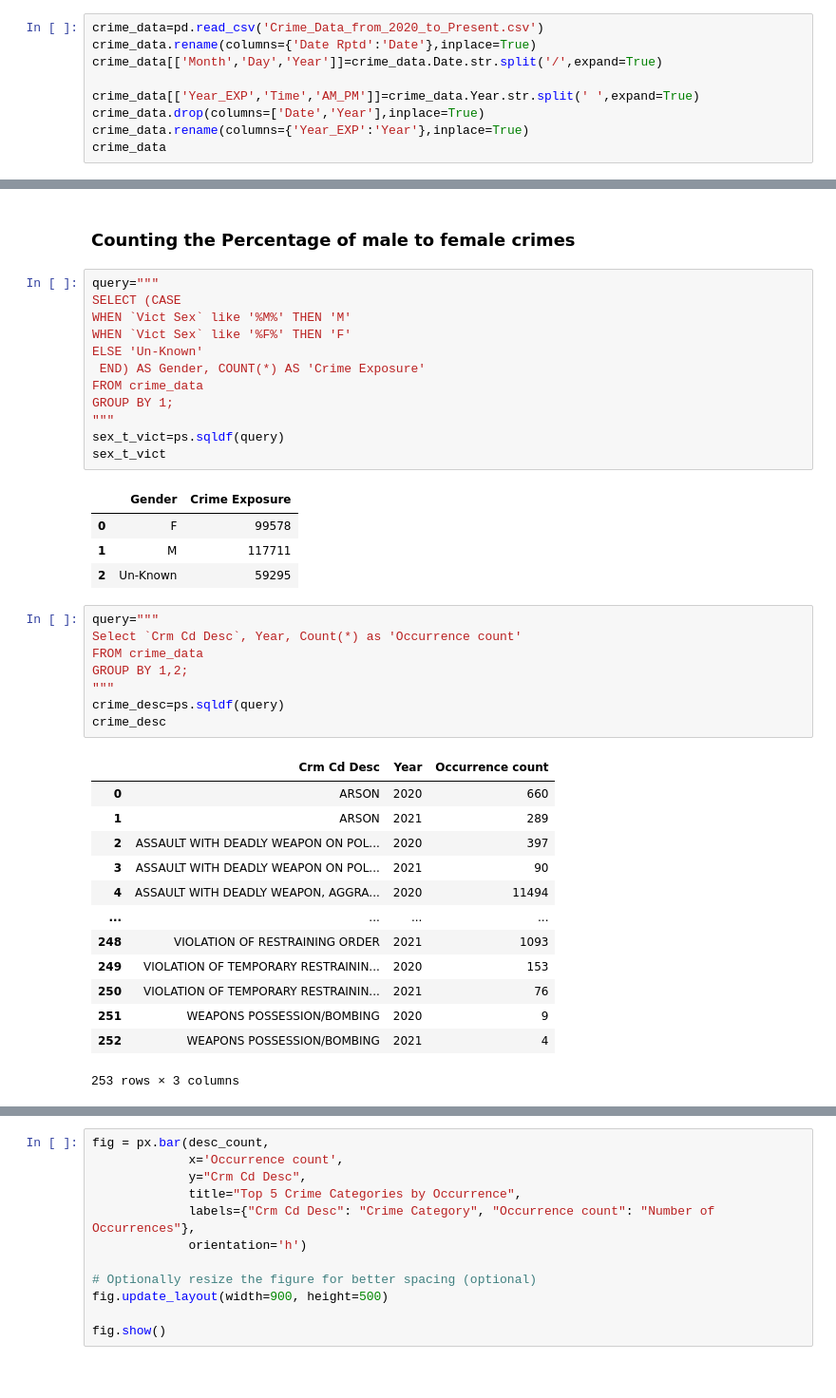
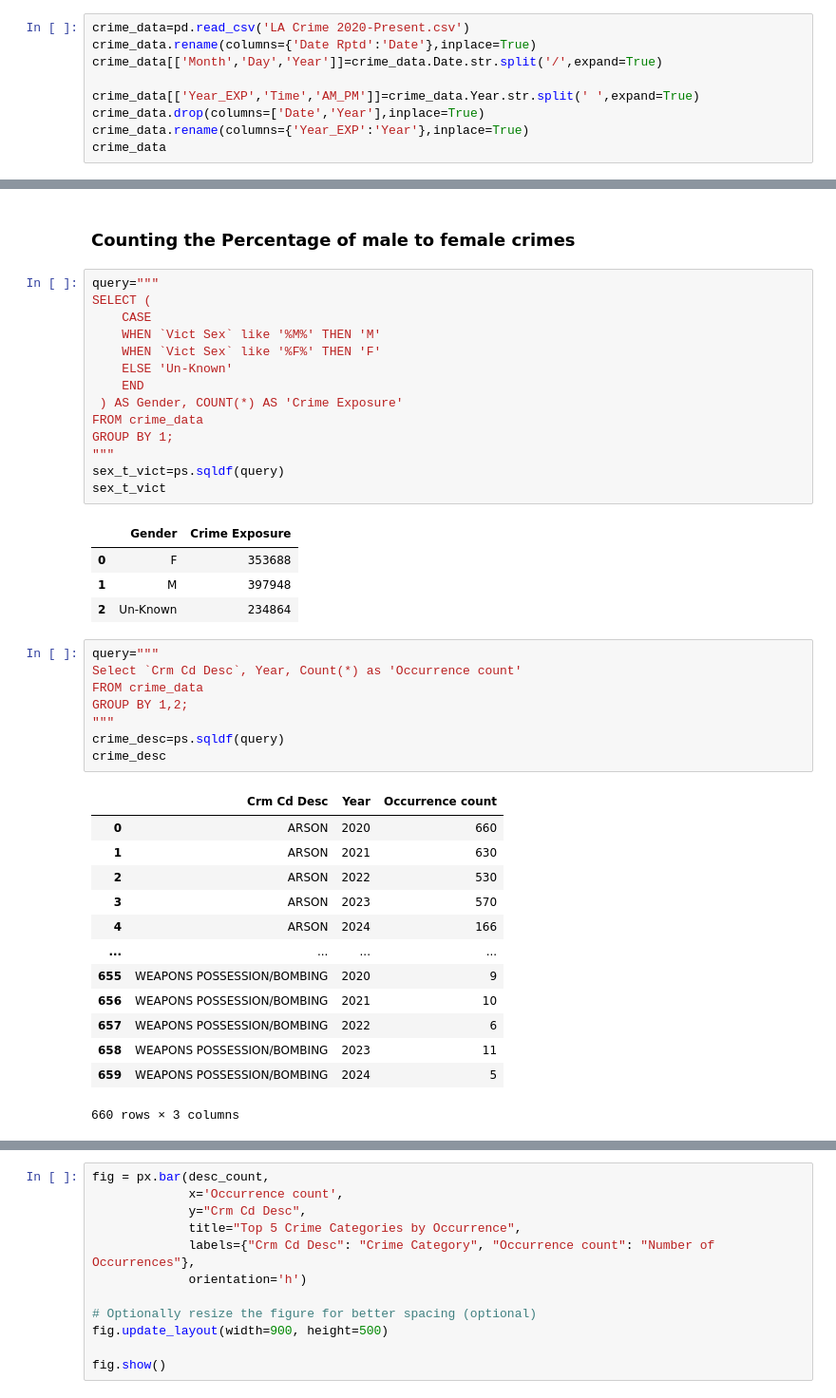
Before and after one commit to CodeGeek2003/Crime-Analysis, a Jupyter notebook: crime-data-analysis.ipynb, the cells around one changed output, grey strips where cells are left out. Shown at 95% size. Drawn from its saved outputs; the diff is of its cells as text.

```diff
--- a/crime-data-analysis.ipynb
+++ b/crime-data-analysis.ipynb
@@ -3,7 +3,7 @@ import pandas as pd
 import pandasql as ps
 import plotly.express as px
 # %%
-crime_data=pd.read_csv('Crime_Data_from_2020_to_Present.csv')
+crime_data=pd.read_csv('LA Crime 2020-Present.csv')
 crime_data.rename(columns={'Date Rptd':'Date'},inplace=True)
 crime_data[['Month','Day','Year']]=crime_data.Date.str.split('/',expand=True)
 
@@ -87,21 +87,23 @@ crime_data.drop(columns=['DATE OCC','Time','AM_PM'],inplace=True)
 ### Counting the Percentage of male to female crimes
 # %%
 query="""
-SELECT (CASE
-WHEN `Vict Sex` like '%M%' THEN 'M'
-WHEN `Vict Sex` like '%F%' THEN 'F'
-ELSE 'Un-Known'
- END) AS Gender, COUNT(*) AS 'Crime Exposure'
+SELECT (
+    CASE
+    WHEN `Vict Sex` like '%M%' THEN 'M'
+    WHEN `Vict Sex` like '%F%' THEN 'F'
+    ELSE 'Un-Known'
+    END
+ ) AS Gender, COUNT(*) AS 'Crime Exposure'
 FROM crime_data
 GROUP BY 1;
 """
 sex_t_vict=ps.sqldf(query)
 sex_t_vict
 # %% [output]
 |  | Gender | Crime Exposure |
-| 0 | F | 99578 |
-| 1 | M | 117711 |
-| 2 | Un-Known | 59295 |
+| 0 | F | 353688 |
+| 1 | M | 397948 |
+| 2 | Un-Known | 234864 |
 # %%
 query="""
 Select `Crm Cd Desc`, Year, Count(*) as 'Occurrence count'
@@ -113,17 +115,17 @@ crime_desc
 # %% [output]
 |  | Crm Cd Desc | Year | Occurrence count |
 | 0 | ARSON | 2020 | 660 |
-| 1 | ARSON | 2021 | 289 |
-| 2 | ASSAULT WITH DEADLY WEAPON ON POL... | 2020 | 397 |
-| 3 | ASSAULT WITH DEADLY WEAPON ON POL... | 2021 | 90 |
-| 4 | ASSAULT WITH DEADLY WEAPON, AGGRA... | 2020 | 11494 |
+| 1 | ARSON | 2021 | 630 |
+| 2 | ARSON | 2022 | 530 |
+| 3 | ARSON | 2023 | 570 |
+| 4 | ARSON | 2024 | 166 |
 | ... | ... | ... | ... |
-| 248 | VIOLATION OF RESTRAINING ORDER | 2021 | 1093 |
-| 249 | VIOLATION OF TEMPORARY RESTRAININ... | 2020 | 153 |
-| 250 | VIOLATION OF TEMPORARY RESTRAININ... | 2021 | 76 |
-| 251 | WEAPONS POSSESSION/BOMBING | 2020 | 9 |
-| 252 | WEAPONS POSSESSION/BOMBING | 2021 | 4 |
+| 655 | WEAPONS POSSESSION/BOMBING | 2020 | 9 |
+| 656 | WEAPONS POSSESSION/BOMBING | 2021 | 10 |
+| 657 | WEAPONS POSSESSION/BOMBING | 2022 | 6 |
+| 658 | WEAPONS POSSESSION/BOMBING | 2023 | 11 |
+| 659 | WEAPONS POSSESSION/BOMBING | 2024 | 5 |
-253 rows × 3 columns
+660 rows × 3 columns
 # %%
 query="""
 Select `Crm Cd Desc`, Count(*) as 'Occurrence count'
```
Also changed, not shown: parts of 12 cells of this notebook.
